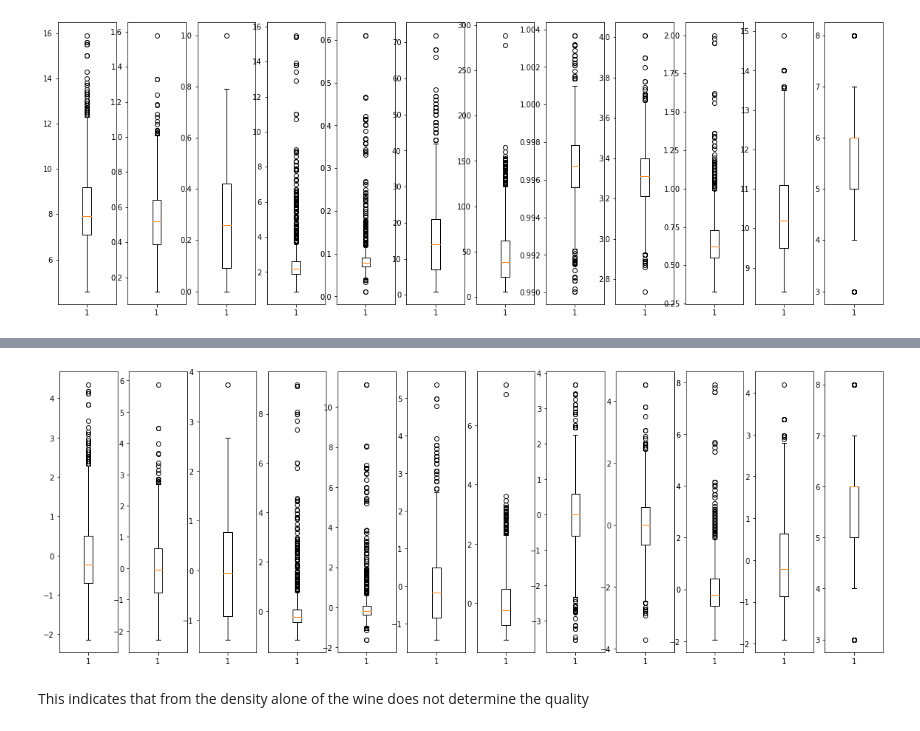
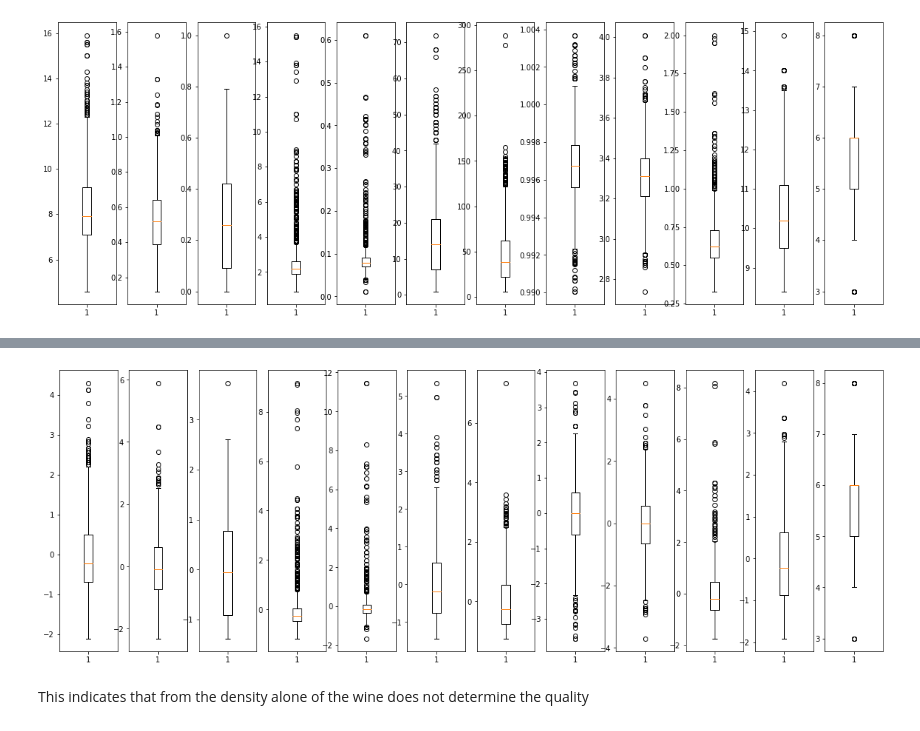
Before and after one commit to Ok3ks/Tabular_data, a Jupyter notebook: Red_wine_assess .ipynb, the cells around one changed output, grey strips where cells are left out. Cells and saved outputs as stored; diff of their text form; code cells hidden in the pictures.

```diff
--- a/Red_wine_assess .ipynb
+++ b/Red_wine_assess .ipynb
@@ -35,7 +40,11 @@ columns = ["fixed acidity","volatile acidity", "citric acid", "residual sugar",
 red_wine_df = pd.DataFrame(content, columns = columns)
 red_wine_df.drop([0], inplace = True)
 
+main_var = red_wine_df['quality']
+
 red_wine_df.sample(frac= 1.0)
-red_wine_df
+train_red_wine_df, test_red_wine_df = train_test_split(red_wine_df, random_state= 32, test_size= 0.2, stratify = main_var)
+
+train_red_wine_df
 # %% [output]
 |  | fixed acidity | volatile acidity | citric acid | residual sugar | chlorides | free sulfur dioxide | ... |
@@ -87,2 +113,2 @@ sns.scatterplot(red_wine_df['quality'],red_wine_df['density'])
 # %%
-red_wine_df = red_wine_df.sort_values(by = "quality")
+train_red_wine_df = train_red_wine_df.sort_values(by = "quality")
@@ -121,10 +153,26 @@ SS_red_wine_df.dropna(inplace=True)
+# %%
+SS = StandardScaler()
+
+#Train data
+SS_train_red_wine_df = SS.fit_transform(train_red_wine_df)
+SS_train_red_wine_df = pd.DataFrame(SS_train_red_wine_df, columns = columns)
+
+SS_train_red_wine_df['quality'] = train_red_wine_df['quality']
+SS_train_red_wine_df.dropna(inplace=True)
+
+#Test data
+SS_test_red_wine_df = SS.fit_transform(test_red_wine_df)
+SS_test_red_wine_df = pd.DataFrame(test_red_wine_df, columns= columns)
+
+SS_test_red_wine_df['quality'] = test_red_wine_df['quality']
+SS_test_red_wine_df.dropna(inplace = True)
 # %%
 fig,ax_1 = plt.subplots(1,len(columns), figsize = (20,7))
 
 for i,item in enumerate(columns):
-    ax_1[i].boxplot(SS_red_wine_df[item].astype(float))
+    ax_1[i].boxplot(SS_train_red_wine_df[item].astype(float))
     #ax[i].xlabel(item)
 # %% [output]
-[figure, old version]
+[figure, new version]
 # %% [markdown]
 This indicates that from the density alone of the wine does not determine the quality
```
Also changed, not shown: parts of 40 cells of this notebook.
